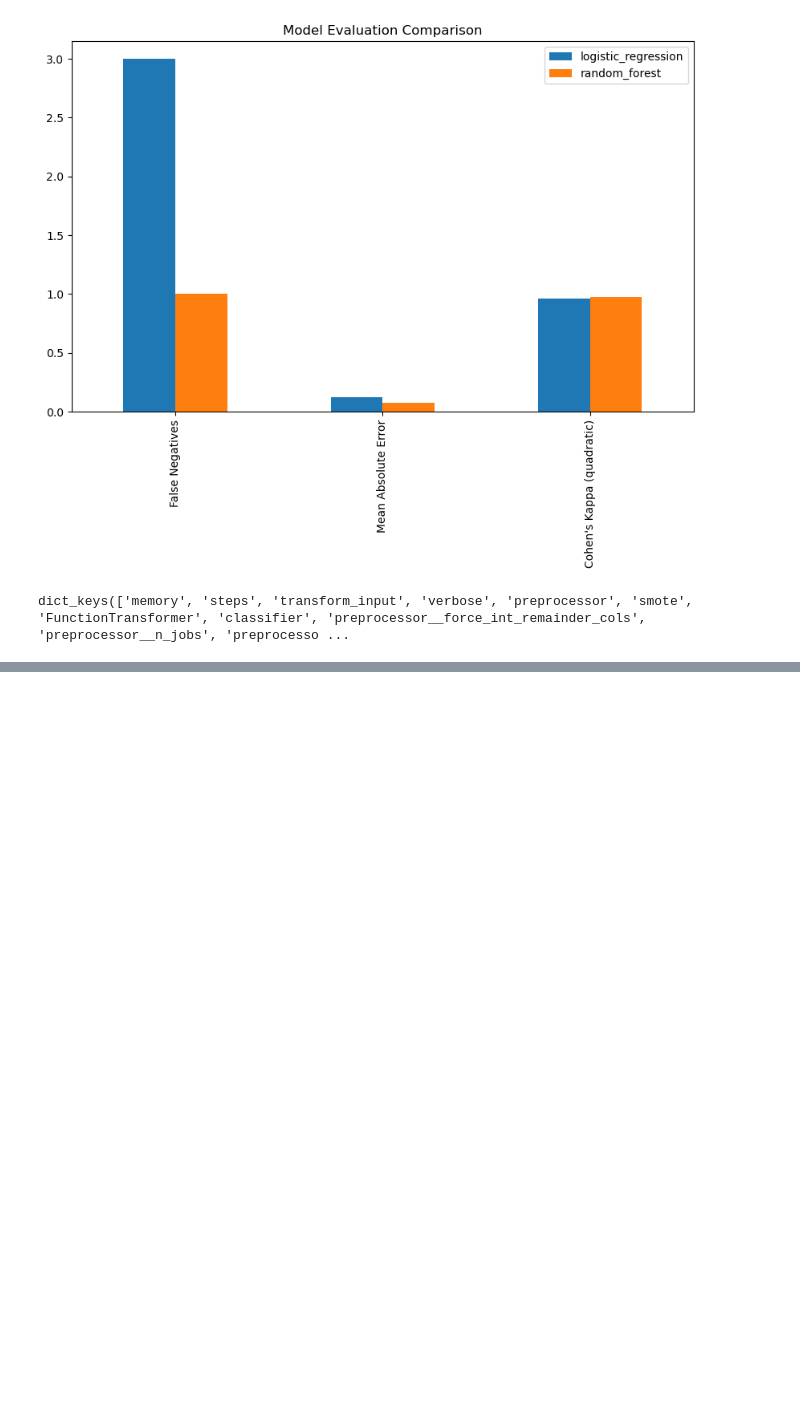
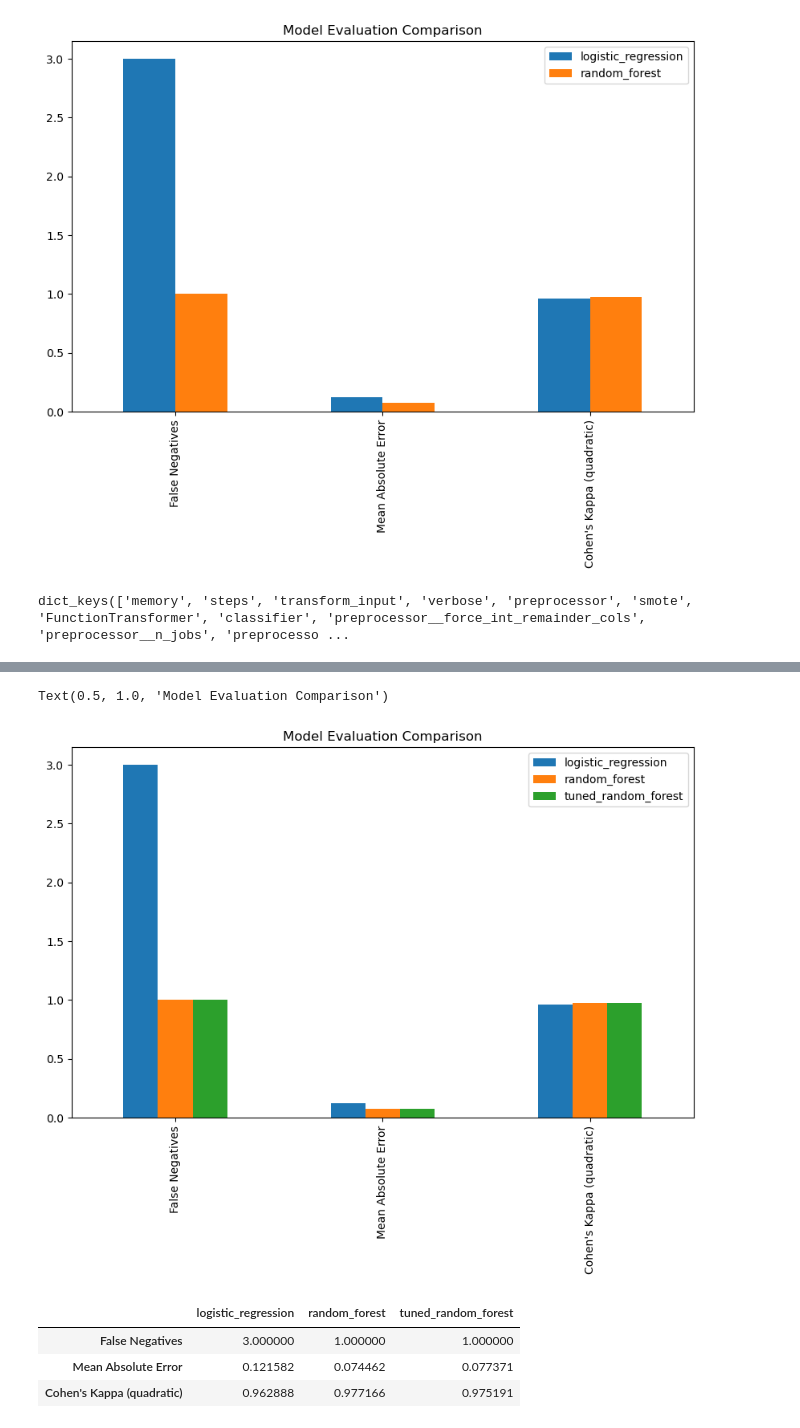
Before and after one commit to BramD1/loan-credit-risk, a Jupyter notebook: EDA_notebook.ipynb, the cells around one changed output, grey strips where cells are left out. Drawn from its saved outputs; the diff is of its cells as text; code cells hidden in the pictures; blank space fills up the shorter version.

```diff
--- a/EDA_notebook.ipynb
+++ b/EDA_notebook.ipynb
@@ -570,0 +591,9 @@ grid_search = GridSearchCV(pipe_rf, param_grid, cv=5, n_jobs=-1, verbose=2)
+# %%
+# Penalizes predictions that are far off in order
+mae = mean_absolute_error(y_test, y_pred_randfor_tuned)
+
+# Kappa with linear/quadratic weighting — great for ordinal
+kappa = cohen_kappa_score(y_test, y_pred_randfor_tuned, weights='quadratic')
+
+print(f"Mean Absolute Error: {mae:.4f}")
+print(f"Cohen's Kappa (quadratic): {kappa:.4f}")
@@ -570,0 +616,13 @@ grid_search = GridSearchCV(pipe_rf, param_grid, cv=5, n_jobs=-1, verbose=2)
+# %%
+evaluation.plot(kind='bar', figsize=(10, 6), edgecolor='none')
+plt.title('Model Evaluation Comparison')
+# %% [output]
+Text(0.5, 1.0, 'Model Evaluation Comparison')
+[figure, added]
+# %%
+evaluation
+# %% [output]
+|  | logistic_regression | random_forest | tuned_random_forest |
+| False Negatives | 3.000000 | 1.000000 | 1.000000 |
+| Mean Absolute Error | 0.121582 | 0.074462 | 0.077371 |
+| Cohen's Kappa (quadratic) | 0.962888 | 0.977166 | 0.975191 |
```
Also changed, not shown: parts of 9 cells of this notebook, 2 other files.
